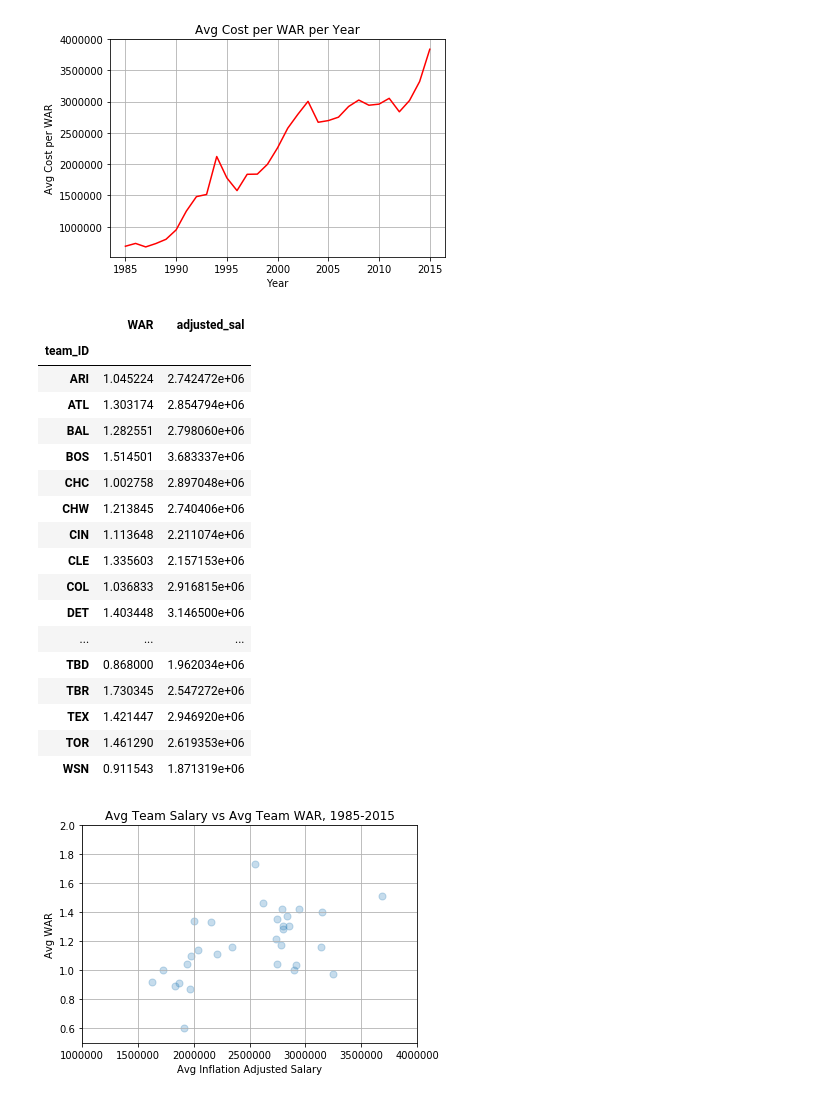
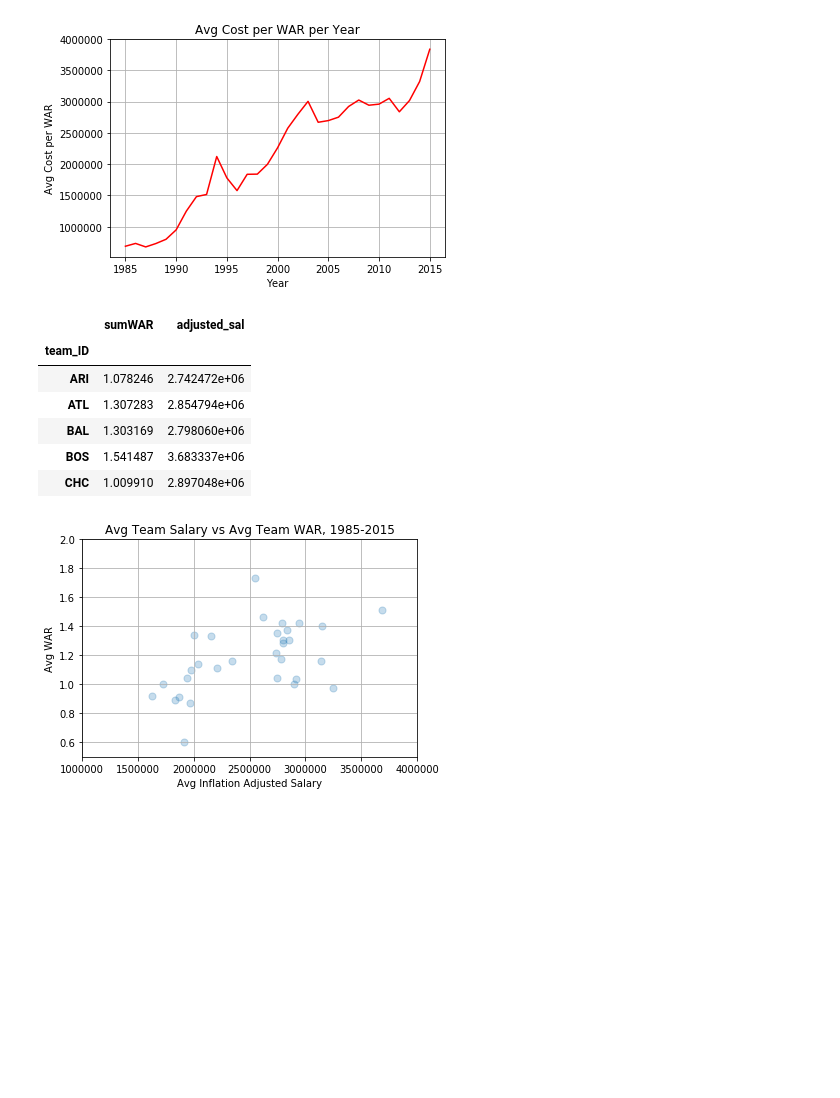
Before and after one commit to DavidJeffPhillips/Project1, a Jupyter notebook: data/Initial Analysis - Bat.ipynb, the cells around one changed output. Cells and saved outputs as stored; diff of their text form; code cells hidden in the pictures; blank space fills up the shorter version.

```diff
--- a/data/Initial Analysis - Bat.ipynb
+++ b/data/Initial Analysis - Bat.ipynb
@@ -191,31 +208,20 @@ plt.plot(yearly_avg_df['sal/war'], color="red")
 [figure]
 # %%
 team_df = batter_df.groupby("team_ID")
-team_war = team_df["WAR"].mean()
+team_war = team_df["sumWAR"].mean()
 team_war_df = pd.DataFrame(team_war)
 team_war_df
 team_salary = team_df['adjusted_sal'].mean()
 team_salary_df = pd.DataFrame(team_salary)
 combined_team_df = pd.merge(team_war_df, team_salary_df, on='team_ID')
-combined_team_df
+combined_team_df.head()
 # %% [output]
-|  | WAR | adjusted_sal |
+|  | sumWAR | adjusted_sal |
 | team_ID |  |  |
-| ARI | 1.045224 | 2.742472e+06 |
-| ATL | 1.303174 | 2.854794e+06 |
-| BAL | 1.282551 | 2.798060e+06 |
-| BOS | 1.514501 | 3.683337e+06 |
-| CHC | 1.002758 | 2.897048e+06 |
-| CHW | 1.213845 | 2.740406e+06 |
-| CIN | 1.113648 | 2.211074e+06 |
-| CLE | 1.335603 | 2.157153e+06 |
-| COL | 1.036833 | 2.916815e+06 |
-| DET | 1.403448 | 3.146500e+06 |
-| ... | ... | ... |
-| TBD | 0.868000 | 1.962034e+06 |
-| TBR | 1.730345 | 2.547272e+06 |
-| TEX | 1.421447 | 2.946920e+06 |
-| TOR | 1.461290 | 2.619353e+06 |
-| WSN | 0.911543 | 1.871319e+06 |
+| ARI | 1.078246 | 2.742472e+06 |
+| ATL | 1.307283 | 2.854794e+06 |
+| BAL | 1.303169 | 2.798060e+06 |
+| BOS | 1.541487 | 3.683337e+06 |
+| CHC | 1.009910 | 2.897048e+06 |
 # %%
 x_axis = combined_team_df['adjusted_sal']
```
Also changed, not shown: parts of 14 cells of this notebook, 1 other file.
